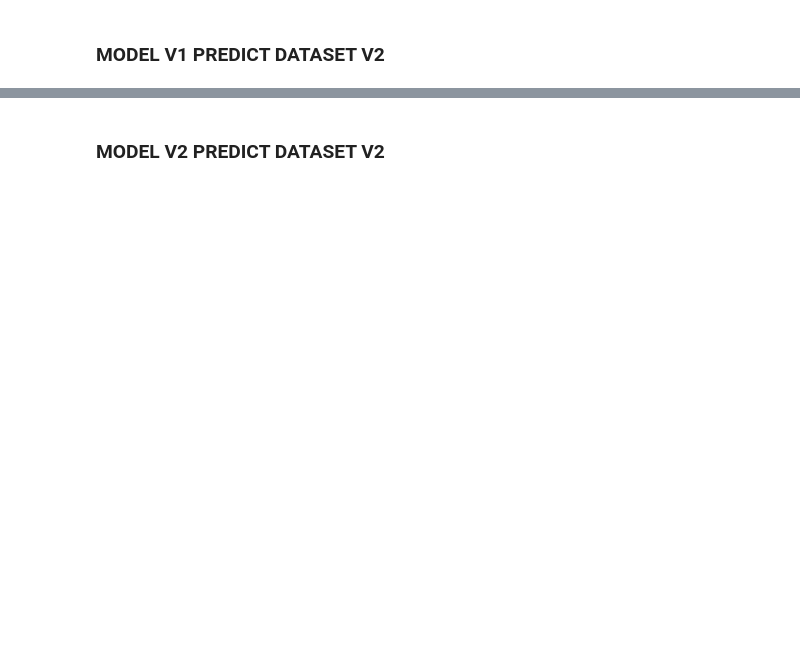
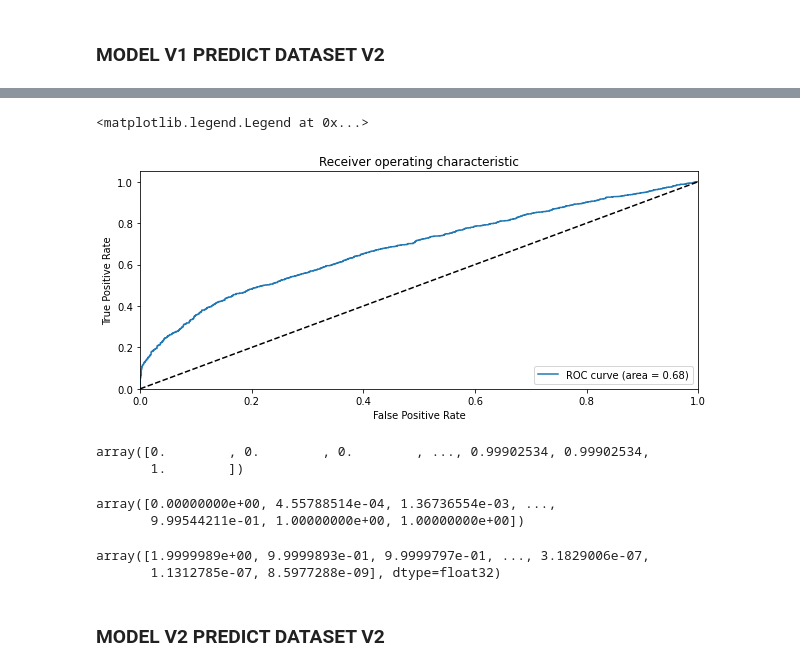
Before and after one commit to jamesvincentsiauw/tampered-image-detector, a Jupyter notebook: all models x dataset v2.ipynb, the cells around one changed output, grey strips where cells are left out. Saved outputs shown, nothing was run; the diff lists cells and outputs as text; code cells hidden in the pictures; blank space fills up the shorter version.

Commit message:
revisi roc curve

```diff
--- a/all models x dataset v2.ipynb
+++ b/all models x dataset v2.ipynb
@@ -36,7 +36,7 @@ def convert_to_ela_image(path, quality):
 
     return ela_im
 # %%
-model = load_model('saved-models/model-v3-with-real-fake-dataset.h5')
+model = load_model('saved-models/model-v1-with-casia.h5')
 # %%
 dataset = pd.read_csv('datasets/dataset-v2/real_and_fake_face/real-fake-dataset.csv')
 # %%
@@ -128,15 +108,13 @@ def plot_confusion_matrix(cm, classes,
 # %% [markdown]
 ### MODEL V1 PREDICT DATASET V2
 # %%
-Y_pred = model.predict(X_val, verbose=1)
+Y_pred = model.predict(X_val, verbose=1)[:,1] >= 5.0161821e-01
 # Convert predictions classes to one hot vectors
-Y_pred_classes = np.argmax(Y_pred,axis = 1)
+# Y_pred_classes = np.argmax(Y_pred,axis = 1)
 # Convert validation observations to one hot vectors
 Y_true = np.argmax(Y_val,axis = 1)
 # compute the confusion matrix
-confusion_mtx = confusion_matrix(Y_true, Y_pred_classes)
+confusion_mtx = confusion_matrix(Y_true, Y_pred)
 # plot the confusion matrix
 plot_confusion_matrix(confusion_mtx, classes = range(2))
-score = model.evaluate(X_val, Y_val, verbose=0)
-print("AKURASI: ",score[1]*100,"%")
 # %% [output]
@@ -145,0 +125,2 @@ AKURASI:  66.98758006095886 %
+# %%
+y_pred_proba = model.predict_proba(X_val, verbose=1)
@@ -146,3 +129,34 @@ AKURASI:  66.98758006095886 %
+# %%
+fpr_keras, tpr_keras, thresholds_keras = roc_curve(Y_pred, y_pred_proba[:,1])
+auc_keras = auc(fpr_keras, tpr_keras)
+
+plt.figure(figsize=(10,4))
+plt.plot(fpr_keras, tpr_keras, label='ROC curve (area = %0.2f)' % (auc_keras))
+plt.plot([0, 1], [0, 1], 'k--')
+plt.xlim([0.0, 1.0])
+plt.ylim([0.0, 1.05])
+plt.xlabel('False Positive Rate')
+plt.ylabel('True Positive Rate')
+plt.title('Receiver operating characteristic')
+plt.legend(loc="lower right")
+# %% [output]
+<matplotlib.legend.Legend at 0x...>
+[figure, added]
+# %%
+fpr_keras
+# %% [output]
+array([0.        , 0.        , 0.        , ..., 0.99902534, 0.99902534,
+       1.        ])
+# %%
+tpr_keras
+# %% [output]
+array([0.00000000e+00, 4.55788514e-04, 1.36736554e-03, ...,
+       9.99544211e-01, 1.00000000e+00, 1.00000000e+00])
+# %%
+thresholds_keras
+# %% [output]
+array([1.9999989e+00, 9.9999893e-01, 9.9999797e-01, ..., 3.1829006e-07,
+       1.1312785e-07, 8.5977288e-09], dtype=float32)
 # %% [markdown]
 ### MODEL V2 PREDICT DATASET V2
 # %%
```
Also changed, not shown: parts of 26 cells of this notebook.
